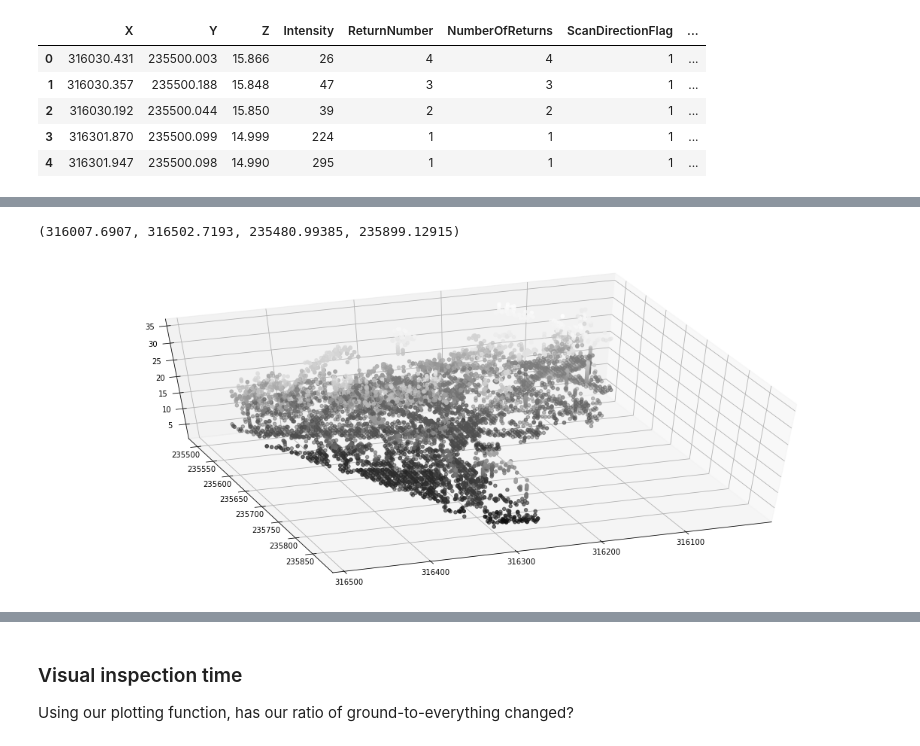
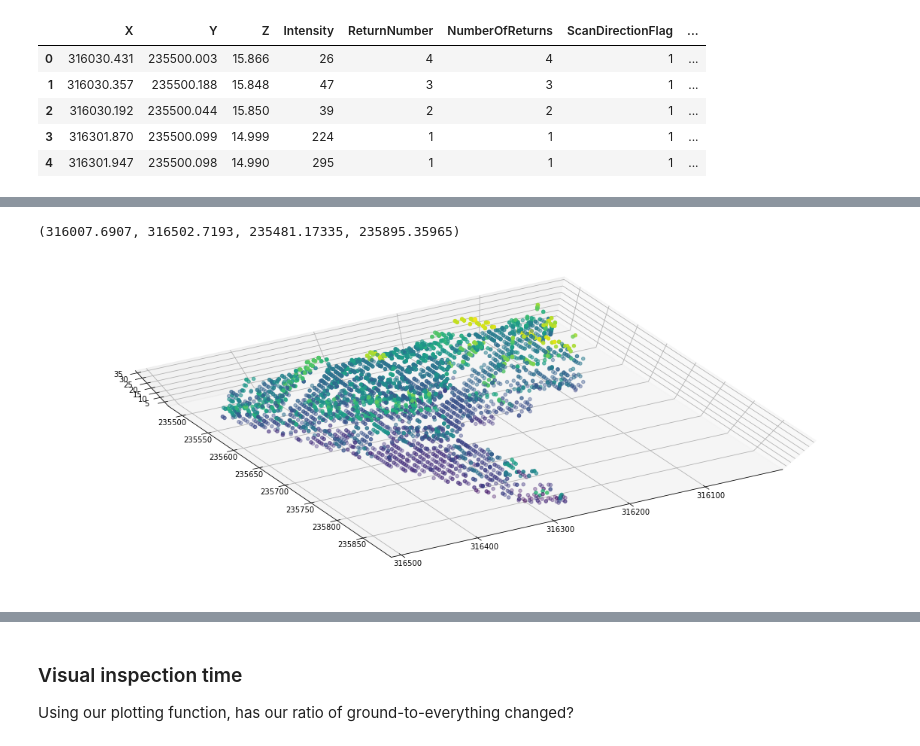
Before and after one commit to adamsteer/f4g-oceania-pdal, a Jupyter notebook: notebooks/PDAL-python.ipynb, the cells around one changed output, grey strips where cells are left out. Saved outputs shown, nothing was run; the diff lists cells and outputs as text; code cells hidden in the pictures.

```diff
--- a/notebooks/PDAL-python.ipynb
+++ b/notebooks/PDAL-python.ipynb
@@ -150,12 +124,12 @@ The morton order filter usually puts things close together in (2D) space close t
 # %%
 fig = plt.figure(figsize=(20,8))
 
 ax = fig.add_subplot(111, projection='3d')
 
-ax.scatter(df.X[0:10000], df.Y[0:10000], df.Z[0:10000], c=df.Z[0:10000], cmap='Greys_r')
-ax.view_init(50, 70)
+ax.scatter(df.X[0:5000], df.Y[0:5000], df.Z[0:5000], c=df.Z[0:5000], cmap='viridis')
+ax.view_init(80, 60)
 
 ax.axis('tight')
 # %% [output]
-(316007.6907, 316502.7193, 235480.99385, 235899.12915)
+(316007.6907, 316502.7193, 235481.17335, 235895.35965)
-[figure, old version]
+[figure, new version]
```
Also changed, not shown: parts of 40 cells of this notebook.
